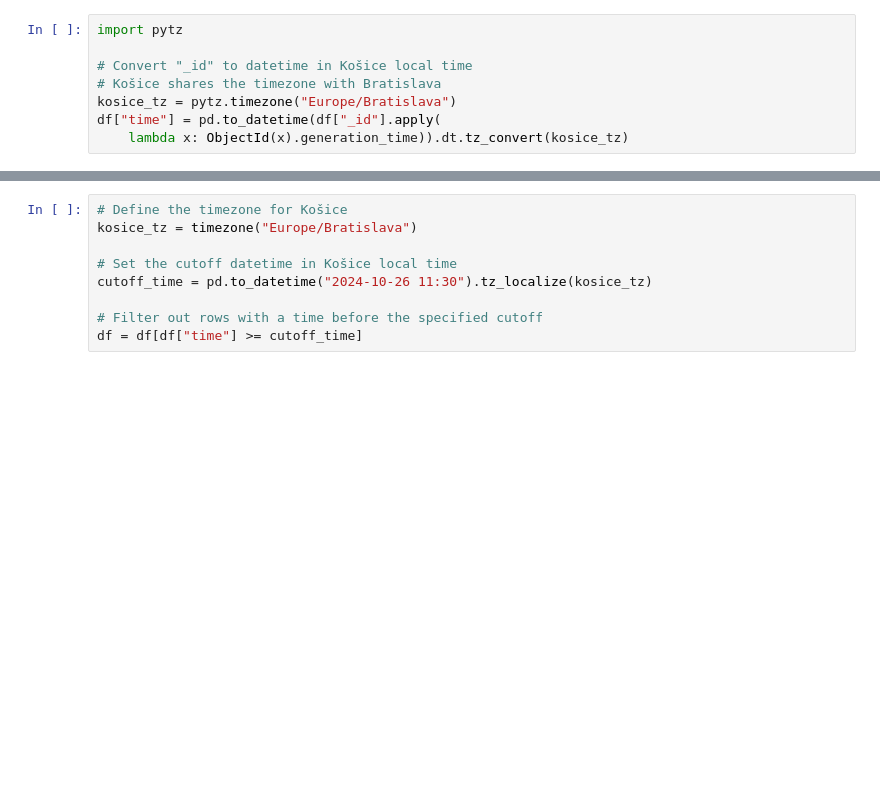
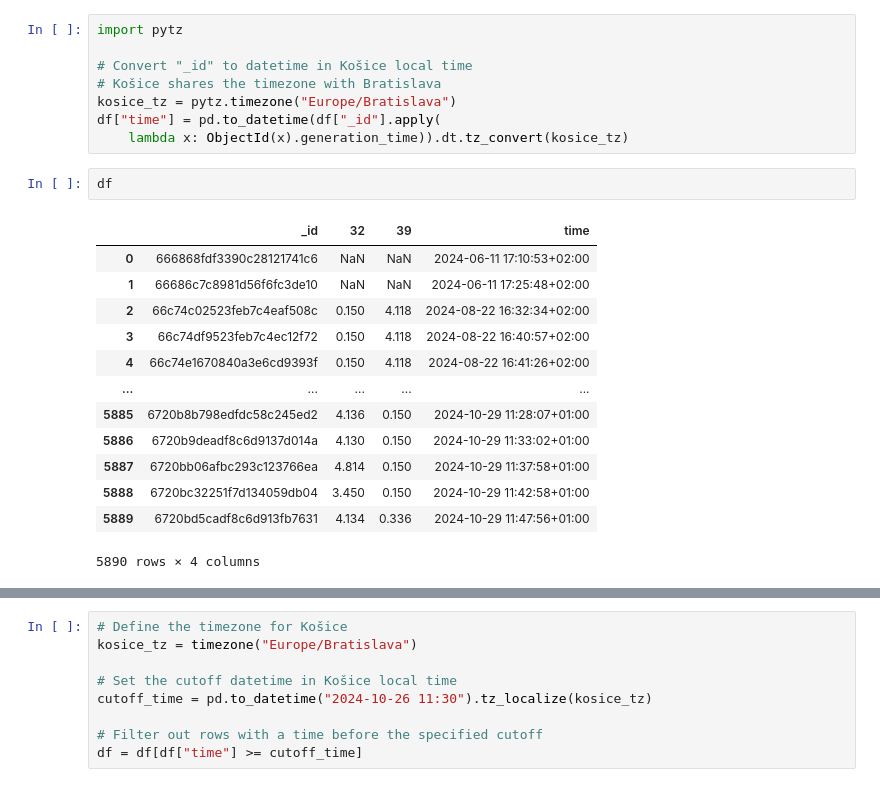
Before and after one commit to Medvedku/Bridges, a Jupyter notebook: 99_Others/SA/07_anemo.ipynb, the cells around one changed output, grey strips where cells are left out. Saved outputs shown, nothing was run; the diff lists cells and outputs as text; blank space fills up the shorter version.

```diff
--- a/99_Others/SA/07_anemo.ipynb
+++ b/99_Others/SA/07_anemo.ipynb
@@ -56,3 +48,19 @@ import pytz
 kosice_tz = pytz.timezone("Europe/Bratislava")
 df["time"] = pd.to_datetime(df["_id"].apply(
     lambda x: ObjectId(x).generation_time)).dt.tz_convert(kosice_tz)
+# %%
+df
+# %% [output]
+|  | _id | 32 | 39 | time |
+| 0 | 666868fdf3390c28121741c6 | NaN | NaN | 2024-06-11 17:10:53+02:00 |
+| 1 | 66686c7c8981d56f6fc3de10 | NaN | NaN | 2024-06-11 17:25:48+02:00 |
+| 2 | 66c74c02523feb7c4eaf508c | 0.150 | 4.118 | 2024-08-22 16:32:34+02:00 |
+| 3 | 66c74df9523feb7c4ec12f72 | 0.150 | 4.118 | 2024-08-22 16:40:57+02:00 |
+| 4 | 66c74e1670840a3e6cd9393f | 0.150 | 4.118 | 2024-08-22 16:41:26+02:00 |
+| ... | ... | ... | ... | ... |
+| 5885 | 6720b8b798edfdc58c245ed2 | 4.136 | 0.150 | 2024-10-29 11:28:07+01:00 |
+| 5886 | 6720b9deadf8c6d9137d014a | 4.130 | 0.150 | 2024-10-29 11:33:02+01:00 |
+| 5887 | 6720bb06afbc293c123766ea | 4.814 | 0.150 | 2024-10-29 11:37:58+01:00 |
+| 5888 | 6720bc32251f7d134059db04 | 3.450 | 0.150 | 2024-10-29 11:42:58+01:00 |
+| 5889 | 6720bd5cadf8c6d913fb7631 | 4.134 | 0.336 | 2024-10-29 11:47:56+01:00 |
+5890 rows × 4 columns
```
Also changed, not shown: parts of 15 cells of this notebook, 3 other files.
